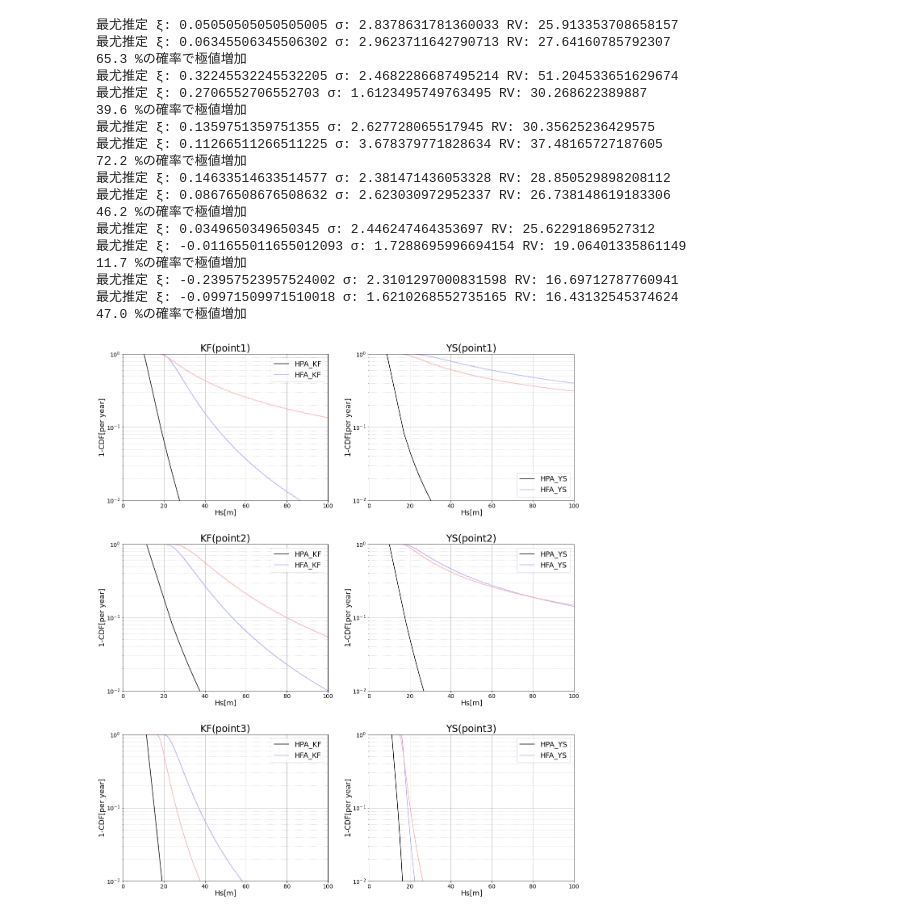
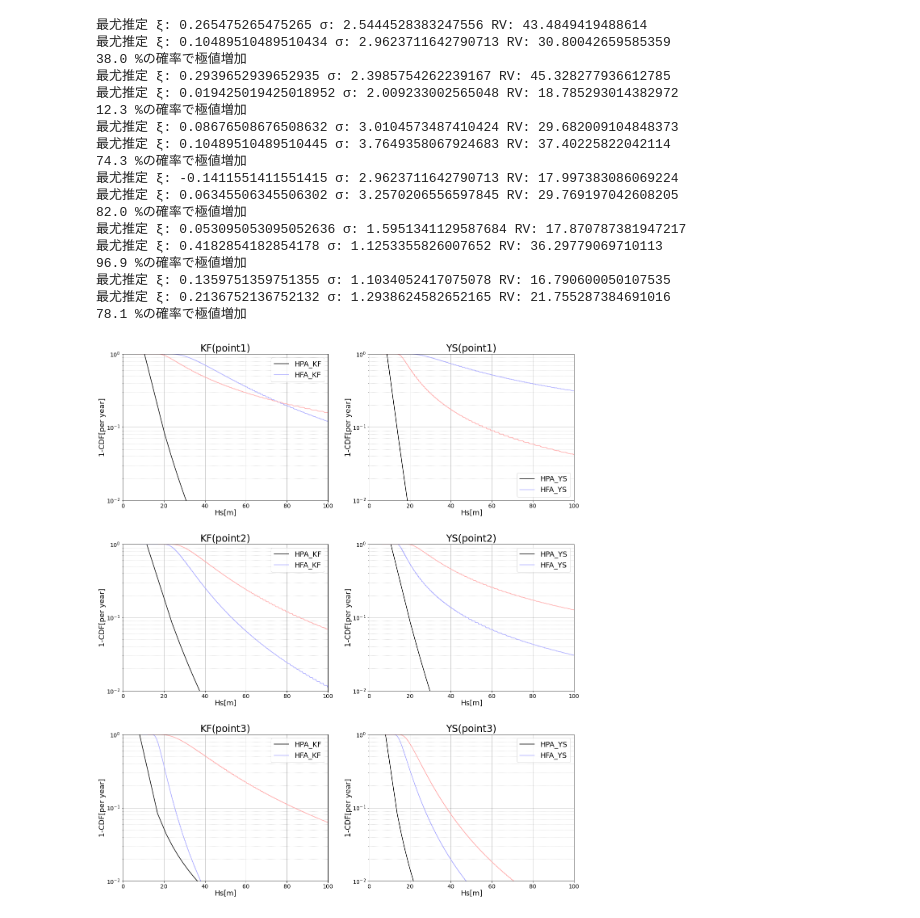
Before and after one commit to greedtn/MRI-AGCM3.2H, a Jupyter notebook: calc_prob/calc_prob.ipynb, the cells around one changed output. Saved outputs shown, nothing was run; the diff lists cells and outputs as text; code cells hidden in the pictures.

```diff
--- a/calc_prob/calc_prob.ipynb
+++ b/calc_prob/calc_prob.ipynb
@@ -10,7 +10,7 @@ import matplotlib.pyplot as plt
 import numpy as np
 
 MODEL = ['KF', 'YS']
-INDEX = [79*70 + 13, 79*49 + 34, 79*25 + 70]
+INDEX = [79*67 + 13, 79*53 + 32, 79*42 + 70]
 
 def calc_p(past_rv, past_pro, f_rv, f_pro):
     """
@@ -80,49 +80,49 @@ for index in range(len(INDEX)):
                     f_rv, f_pro, xi, sgm = func.lwm_gpd(data=POT, error=[0.005], thr=u, n=219143, n0=DATA_CNT, con=1.0)
 
         if is_ok:
             P = calc_p(past_rv, past_pro, f_rv, f_pro)
             cdf_p_hs, cdf_p_sum = cdf(past_rv, past_pro)
             cdf_f_hs, cdf_f_sum = cdf(f_rv, f_pro)
             print('{:.1f}'.format(P), '%の確率で極値増加')
             ax = fig.add_subplot(3, 2, 2 * index + i+1)
             # MLのplot
             x = np.linspace(1, 100, 10)
             ax.plot([rv(N=x_, u=u, xi=xi, sgm=sgm) for x_ in x], [1/x_ for x_ in x], color='black')
             ax.plot()
             ax.plot(cdf_p_hs, cdf_p_sum, c='#aaaaFF')
             ax.plot(cdf_f_hs, cdf_f_sum, c='#FFaaaa')
             ax.legend(['HPA_' + model[4:6], model[:-3]], fontsize=18)
             ax.set_xlim((0, 100))
             ax.set_ylim((0.01, 1))
             ax.set_xlabel("Hs[m]", fontsize=18, labelpad=1)
             ax.set_ylabel("1-CDF[per year]", fontsize=18, labelpad=1)
             ax.tick_params(axis='x', labelsize=14)
             ax.tick_params(axis='y', labelsize=14)
             ax.set_title(MODEL[i] + '(point' + str(index+1) + ')', fontsize=24)
             ax.set_yscale('log')
             ax.grid(which='major',color='black',linestyle='-', alpha=0.3)
             ax.grid(which='minor',color='black',linestyle='dotted', alpha=0.3)
 
 plt.subplots_adjust(hspace=0.3)
 # plt.savefig("../img/cdf.png")
 plt.show()
 # %% [output]
-最尤推定 ξ: 0.05050505050505005 σ: 2.8378631781360033 RV: 25.913353708658157
-最尤推定 ξ: 0.06345506345506302 σ: 2.9623711642790713 RV: 27.64160785792307
-65.3 %の確率で極値増加
-最尤推定 ξ: 0.32245532245532205 σ: 2.4682286687495214 RV: 51.204533651629674
-最尤推定 ξ: 0.2706552706552703 σ: 1.6123495749763495 RV: 30.268622389887
-39.6 %の確率で極値増加
-最尤推定 ξ: 0.1359751359751355 σ: 2.627728065517945 RV: 30.35625236429575
-最尤推定 ξ: 0.11266511266511225 σ: 3.678379771828634 RV: 37.48165727187605
-72.2 %の確率で極値増加
-最尤推定 ξ: 0.14633514633514577 σ: 2.381471436053328 RV: 28.850529898208112
-最尤推定 ξ: 0.08676508676508632 σ: 2.623030972952337 RV: 26.738148619183306
-46.2 %の確率で極値増加
-最尤推定 ξ: 0.0349650349650345 σ: 2.446247464353697 RV: 25.62291869527312
-最尤推定 ξ: -0.011655011655012093 σ: 1.7288695996694154 RV: 19.06401335861149
-11.7 %の確率で極値増加
-最尤推定 ξ: -0.23957523957524002 σ: 2.3101297000831598 RV: 16.69712787760941
-最尤推定 ξ: -0.09971509971510018 σ: 1.6210268552735165 RV: 16.43132545374624
-47.0 %の確率で極値増加
+最尤推定 ξ: 0.265475265475265 σ: 2.5444528383247556 RV: 43.4849419488614
+最尤推定 ξ: 0.10489510489510434 σ: 2.9623711642790713 RV: 30.80042659585359
+38.0 %の確率で極値増加
+最尤推定 ξ: 0.2939652939652935 σ: 2.3985754262239167 RV: 45.328277936612785
+最尤推定 ξ: 0.019425019425018952 σ: 2.009233002565048 RV: 18.785293014382972
+12.3 %の確率で極値増加
+最尤推定 ξ: 0.08676508676508632 σ: 3.0104573487410424 RV: 29.682009104848373
+最尤推定 ξ: 0.10489510489510445 σ: 3.7649358067924683 RV: 37.40225822042114
+74.3 %の確率で極値増加
+最尤推定 ξ: -0.1411551411551415 σ: 2.9623711642790713 RV: 17.997383086069224
+最尤推定 ξ: 0.06345506345506302 σ: 3.2570206556597845 RV: 29.769197042608205
+82.0 %の確率で極値増加
+最尤推定 ξ: 0.053095053095052636 σ: 1.5951341129587684 RV: 17.870787381947217
+最尤推定 ξ: 0.4182854182854178 σ: 1.1253355826007652 RV: 36.29779069710113
+96.9 %の確率で極値増加
+最尤推定 ξ: 0.1359751359751355 σ: 1.1034052417075078 RV: 16.790600050107535
+最尤推定 ξ: 0.2136752136752132 σ: 1.2938624582652165 RV: 21.755287384691016
+78.1 %の確率で極値増加
-[figure, old version]
+[figure, new version]
```
Also changed, not shown: 6 other files.
